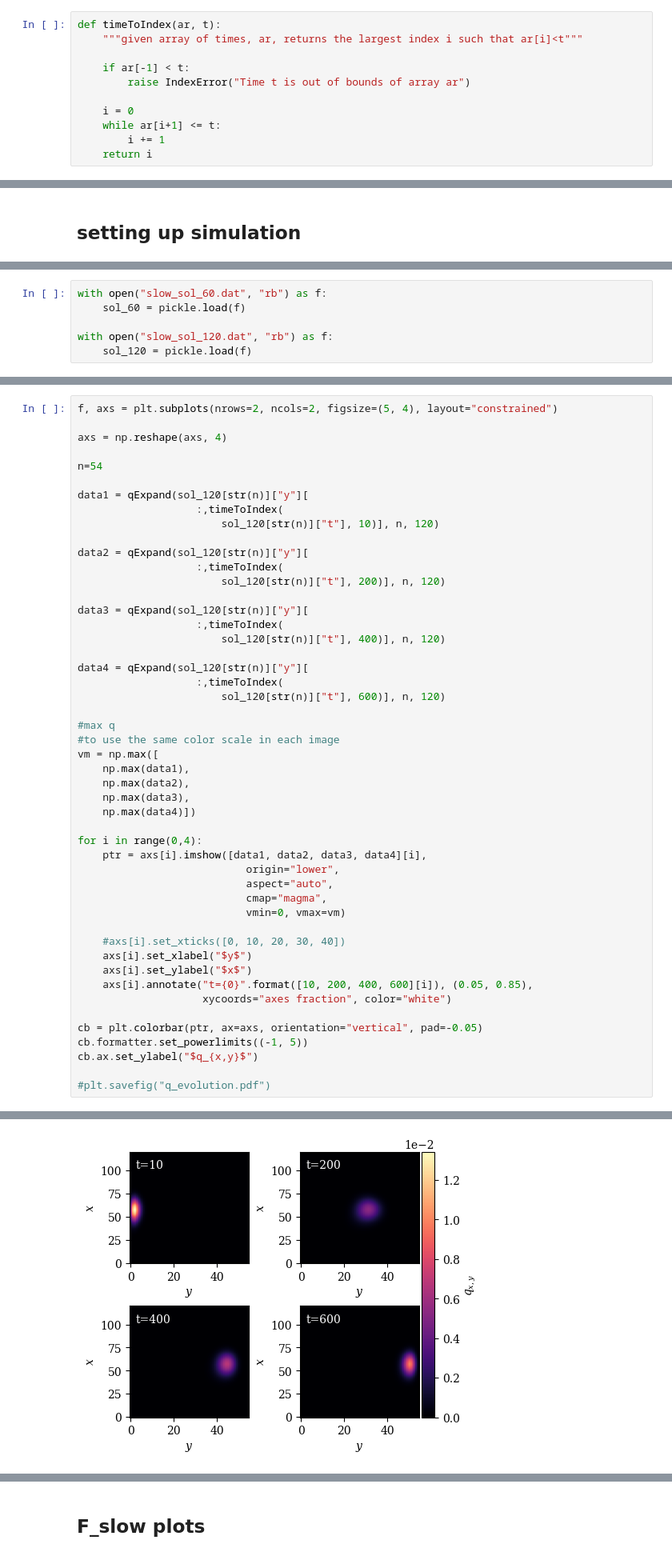
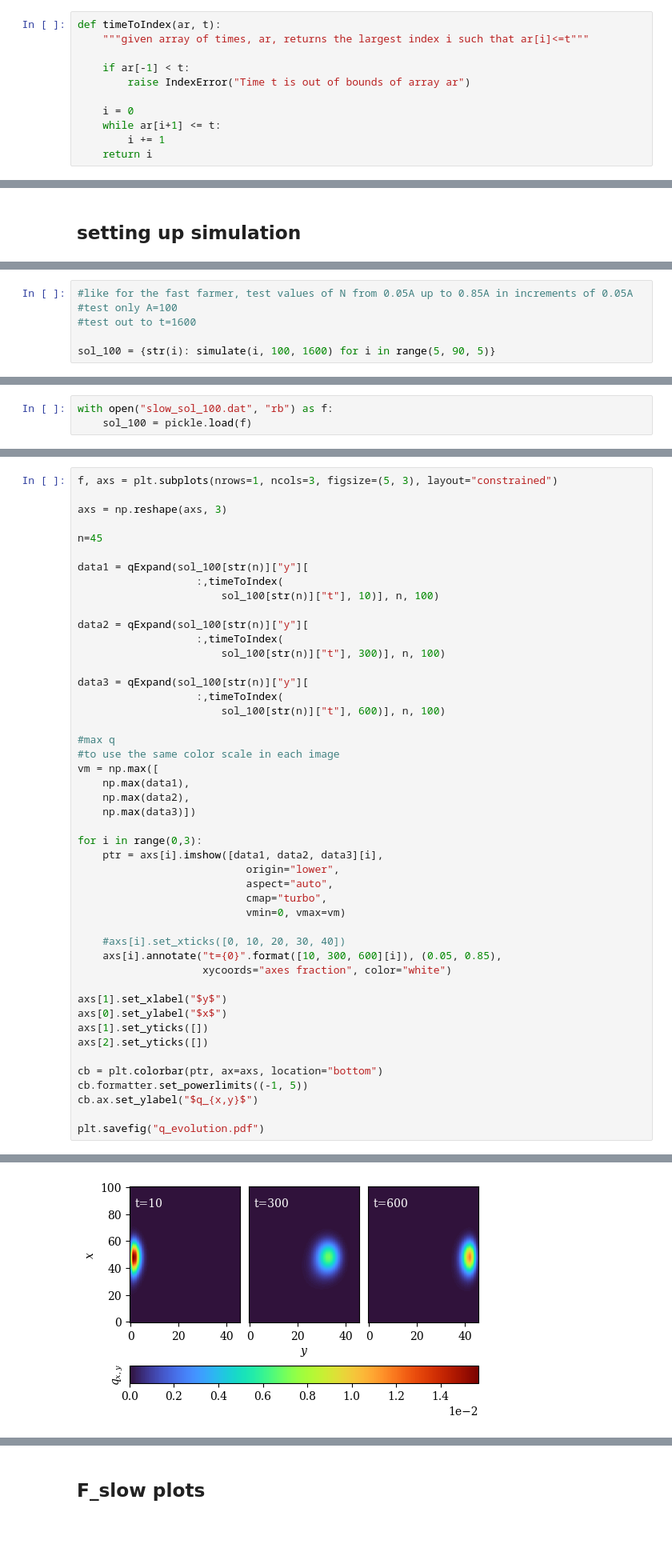
Before and after one commit to ELFREELAND/minecraft_sheep, a Jupyter notebook: stochastic/unsimplified_slow_farmer_stochastic.ipynb, the cells around one changed output, grey strips where cells are left out. Shown at 80% size. Drawn from its saved outputs; the diff is of its cells as text; blank space fills up the shorter version.

```diff
--- a/stochastic/unsimplified_slow_farmer_stochastic.ipynb
+++ b/stochastic/unsimplified_slow_farmer_stochastic.ipynb
@@ -27,7 +27,7 @@ K = 0.00772
 ## setting up system
 # %%
 def timeToIndex(ar, t):
-    """given array of times, ar, returns the largest index i such that ar[i]<t"""
+    """given array of times, ar, returns the largest index i such that ar[i]<=t"""
 
     if ar[-1] < t:
         raise IndexError("Time t is out of bounds of array ar")
@@ -185,6 +140,0 @@ with open("slow_sol_120.dat", "wb") as f:
-# %%
-with open("slow_sol_60.dat", "rb") as f:
-    sol_60 = pickle.load(f)
-
-with open("slow_sol_120.dat", "rb") as f:
-    sol_120 = pickle.load(f)
@@ -190,0 +237,6 @@ with open("slow_sol_120.dat", "rb") as f:
+# %%
+#like for the fast farmer, test values of N from 0.05A up to 0.85A in increments of 0.05A
+#test only A=100
+#test out to t=1600
+
+sol_100 = {str(i): simulate(i, 100, 1600) for i in range(5, 90, 5)}
@@ -191,2 +264,5 @@ with open("slow_sol_120.dat", "rb") as f:
+# %%
+with open("slow_sol_100.dat", "rb") as f:
+    sol_100 = pickle.load(f)
 # %% [markdown]
 ## plot evolution of q
@@ -194,50 +269,48 @@ for A=100 and N=40, plot evolution of q
 # %%
-f, axs = plt.subplots(nrows=2, ncols=2, figsize=(5, 4), layout="constrained")
+f, axs = plt.subplots(nrows=1, ncols=3, figsize=(5, 3), layout="constrained")
 
-axs = np.reshape(axs, 4)
+axs = np.reshape(axs, 3)
 
-n=54
+n=45
 
-data1 = qExpand(sol_120[str(n)]["y"][
+data1 = qExpand(sol_100[str(n)]["y"][
                    :,timeToIndex(
-                       sol_120[str(n)]["t"], 10)], n, 120)
+                       sol_100[str(n)]["t"], 10)], n, 100)
 
-data2 = qExpand(sol_120[str(n)]["y"][
+data2 = qExpand(sol_100[str(n)]["y"][
                    :,timeToIndex(
-                       sol_120[str(n)]["t"], 200)], n, 120)
+                       sol_100[str(n)]["t"], 300)], n, 100)
 
-data3 = qExpand(sol_120[str(n)]["y"][
+data3 = qExpand(sol_100[str(n)]["y"][
                    :,timeToIndex(
-                       sol_120[str(n)]["t"], 400)], n, 120)
-
-data4 = qExpand(sol_120[str(n)]["y"][
-                   :,timeToIndex(
-                       sol_120[str(n)]["t"], 600)], n, 120)
+                       sol_100[str(n)]["t"], 600)], n, 100)
 
 #max q
 #to use the same color scale in each image
 vm = np.max([
     np.max(data1),
     np.max(data2),
-    np.max(data3),
-    np.max(data4)])
+    np.max(data3)])
 
-for i in range(0,4):
-    ptr = axs[i].imshow([data1, data2, data3, data4][i],
+for i in range(0,3):
+    ptr = axs[i].imshow([data1, data2, data3][i],
                            origin="lower",
                            aspect="auto",
-                           cmap="magma",
+                           cmap="turbo",
                            vmin=0, vmax=vm)
 
     #axs[i].set_xticks([0, 10, 20, 30, 40])
-    axs[i].set_xlabel("$y$")
-    axs[i].set_ylabel("$x$")
-    axs[i].annotate("t={0}".format([10, 200, 400, 600][i]), (0.05, 0.85),
+    axs[i].annotate("t={0}".format([10, 300, 600][i]), (0.05, 0.85),
                     xycoords="axes fraction", color="white")
 
-cb = plt.colorbar(ptr, ax=axs, orientation="vertical", pad=-0.05)
+axs[1].set_xlabel("$y$")
+axs[0].set_ylabel("$x$")
+axs[1].set_yticks([])
+axs[2].set_yticks([])
+
+cb = plt.colorbar(ptr, ax=axs, location="bottom")
 cb.formatter.set_powerlimits((-1, 5))
 cb.ax.set_ylabel("$q_{x,y}$")
 
-#plt.savefig("q_evolution.pdf")
+plt.savefig("q_evolution.pdf")
 # %% [output]
@@ -245 +317 @@ Text(0, 0.5, '$q_{x,y}$')
-[figure, old version]
+[figure, new version]
```
Also changed, not shown: parts of 19 cells of this notebook, 29 other files.
